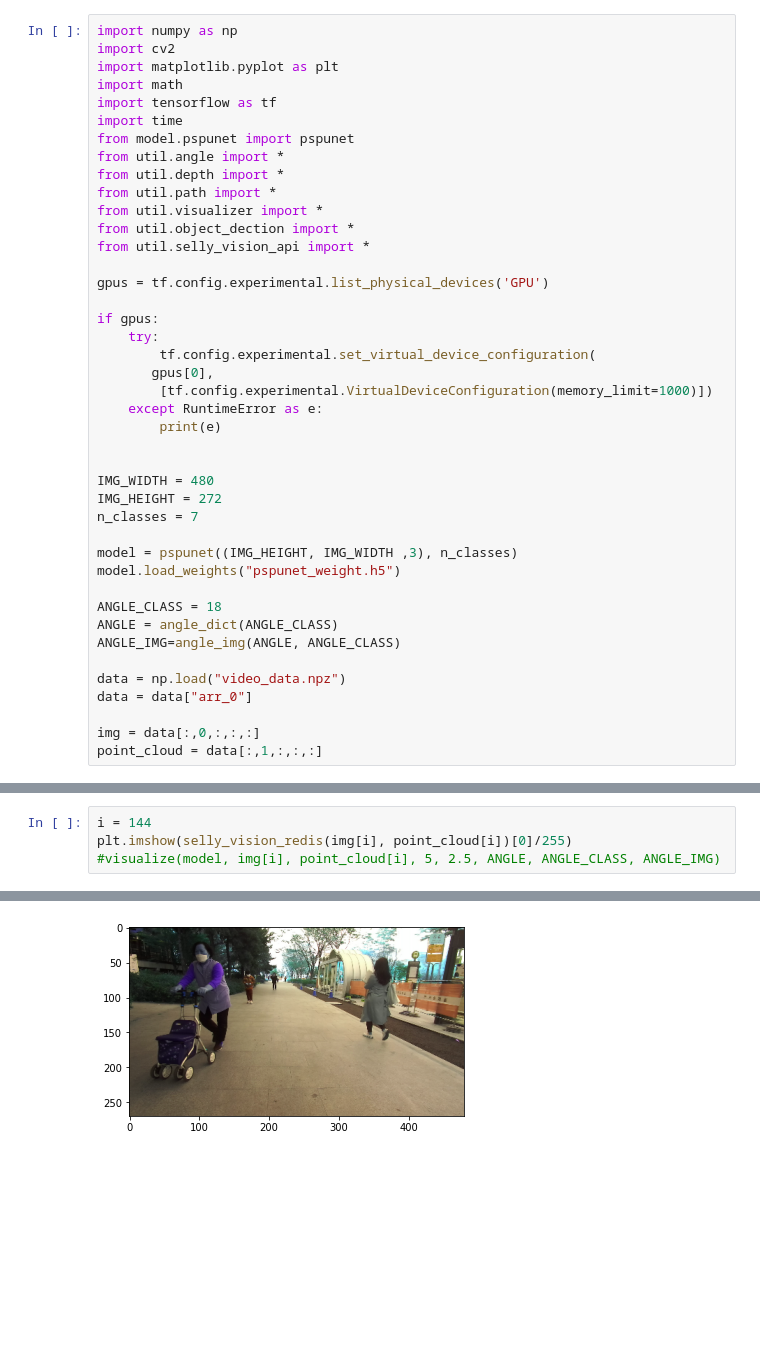
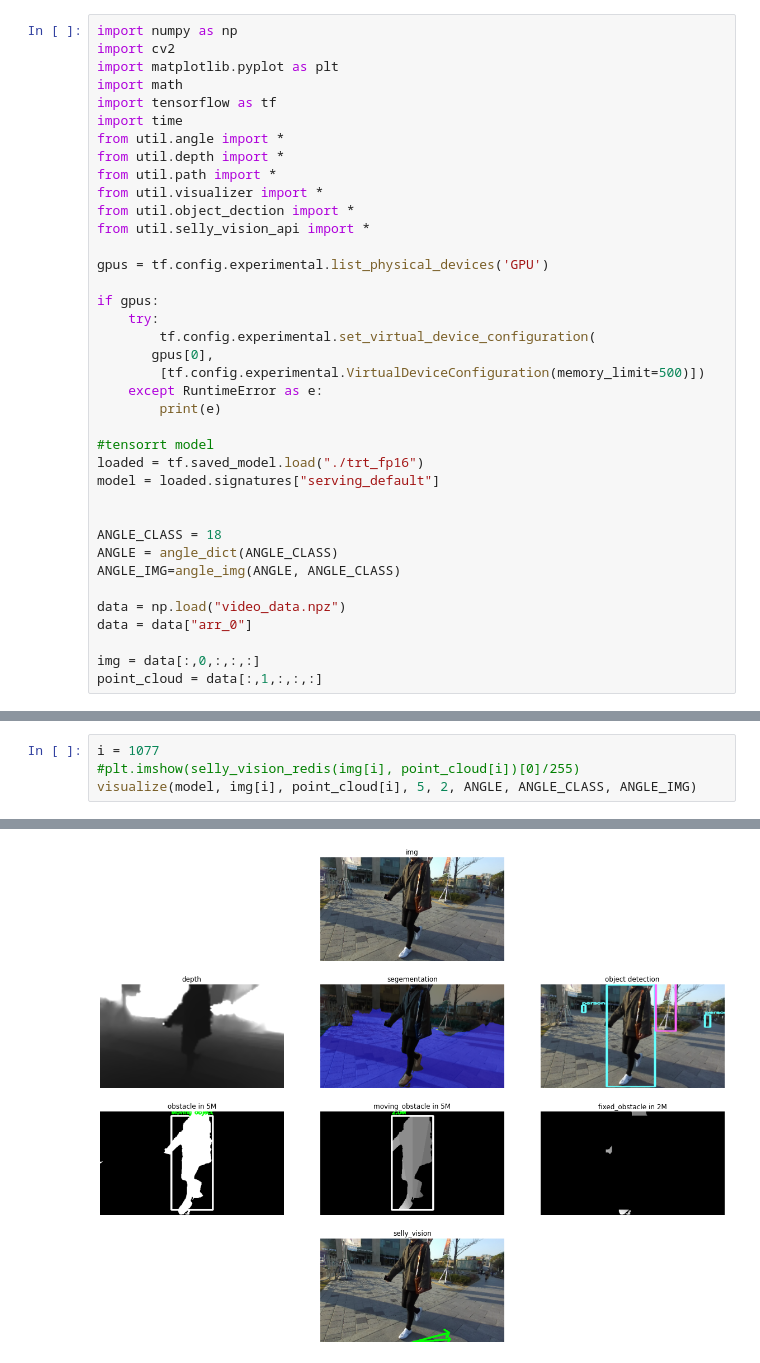
Before and after one commit to seraaaayeo/SellyDev, a Jupyter notebook: vision_optimizer.ipynb, the cells around one changed output, grey strips where cells are left out. Drawn from its saved outputs; the diff is of its cells as text; blank space fills up the shorter version.

```diff
--- a/vision_optimizer.ipynb
+++ b/vision_optimizer.ipynb
@@ -5,7 +5,6 @@ import matplotlib.pyplot as plt
 import math
 import tensorflow as tf
 import time
-from model.pspunet import pspunet
 from util.angle import *
 from util.depth import *
 from util.path import *
@@ -19,17 +18,14 @@ if gpus:
     try:
         tf.config.experimental.set_virtual_device_configuration(
        gpus[0],
-        [tf.config.experimental.VirtualDeviceConfiguration(memory_limit=1000)])
+        [tf.config.experimental.VirtualDeviceConfiguration(memory_limit=500)])
     except RuntimeError as e:
         print(e)
 
+#tensorrt model
+loaded = tf.saved_model.load("./trt_fp16")
+model = loaded.signatures["serving_default"]
 
-IMG_WIDTH = 480
-IMG_HEIGHT = 272
-n_classes = 7
-
-model = pspunet((IMG_HEIGHT, IMG_WIDTH ,3), n_classes)
-model.load_weights("pspunet_weight.h5")
 
 ANGLE_CLASS = 18
 ANGLE = angle_dict(ANGLE_CLASS)
@@ -82,5 +39,5 @@ UnboundLocalError: local variable 'moving_object' referenced before assignment
 # %%
-i = 144
-plt.imshow(selly_vision_redis(img[i], point_cloud[i])[0]/255)
-#visualize(model, img[i], point_cloud[i], 5, 2.5, ANGLE, ANGLE_CLASS, ANGLE_IMG)
+i = 1077
+#plt.imshow(selly_vision_redis(img[i], point_cloud[i])[0]/255)
+visualize(model, img[i], point_cloud[i], 5, 2, ANGLE, ANGLE_CLASS, ANGLE_IMG)
 # %% [output]
@@ -88 +47 @@ plt.imshow(selly_vision_redis(img[i], point_cloud[i])[0]/255)
-[figure, old version]
+[figure, new version]
```
Also changed, not shown: parts of 14 cells of this notebook, 4 other files.
